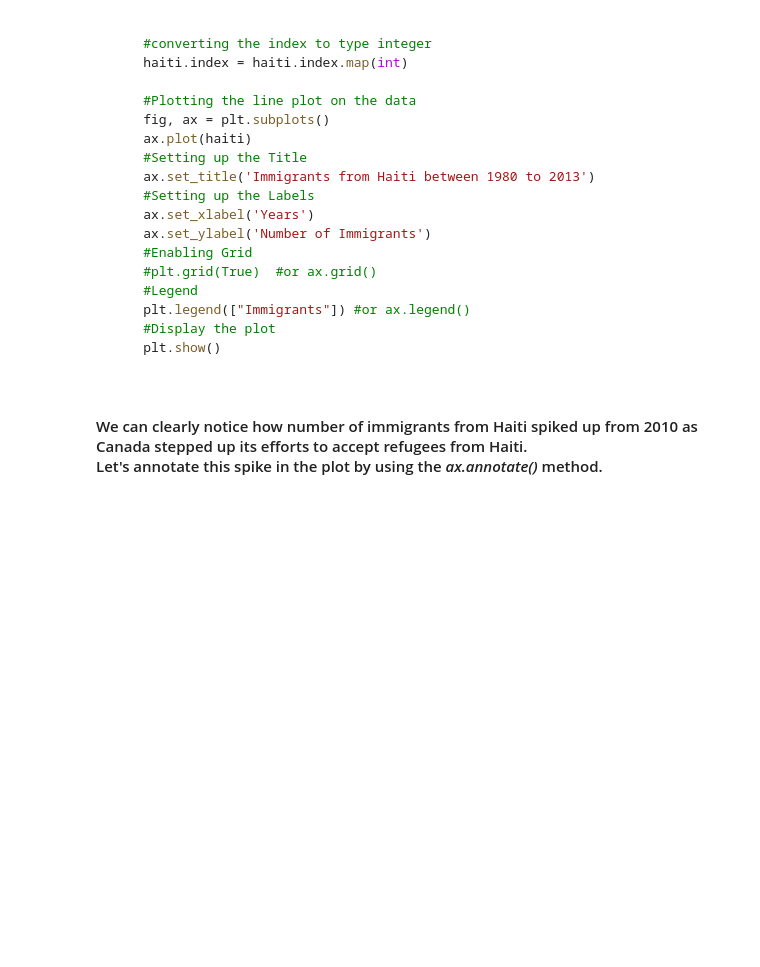
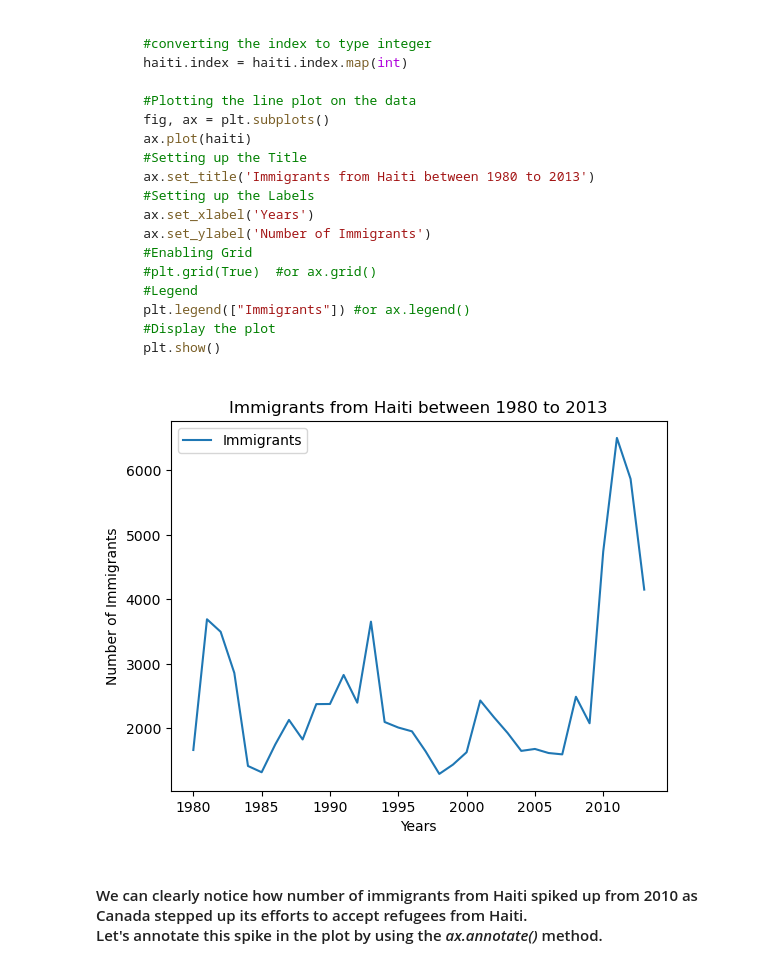
Before and after one commit to EIDSTER/coursera, a Jupyter notebook: DV0101EN-Exercise-Plotting-directly-with-Matplotlib.jupyterlite.ipynb, the cells around one changed output. Cells and saved outputs as stored; diff of their text form; code cells hidden in the pictures; folded sections open; blank space fills up the shorter version.

````diff
--- a/DV0101EN-Exercise-Plotting-directly-with-Matplotlib.jupyterlite.ipynb
+++ b/DV0101EN-Exercise-Plotting-directly-with-Matplotlib.jupyterlite.ipynb
@@ -53,10 +53,11 @@ In this lab, we will focus on the Canadian Immigration data and use the *already
 <br><br>
 You can refer to the lab on data pre-processing wherein this dataset is cleaned for a quick refresh your Panads skill [Data pre-processing with Pandas](https://cf-courses-data.s3.us.cloud-object-storage.appdomain.cloud/IBMDeveloperSkillsNetwork-DV0101EN-SkillsNetwork/labs/june2023_updates/Module%201/DV0101EN-Exercise-Dataset-Preprocessing-Exploring-with-Pandas.ipynb)
 # %%
-from js import fetch
+# import js
 import io
 
-URL = "https://cf-courses-data.s3.us.cloud-object-storage.appdomain.cloud/IBMDeveloperSkillsNetwork-DV0101EN-SkillsNetwork/Data%20Files/Canada.csv"
-resp = await fetch(URL)
-text = io.BytesIO((await resp.arrayBuffer()).to_py())
-df_can = pd.read_csv(text)
+# URL = "https://cf-courses-data.s3.us.cloud-object-storage.appdomain.cloud/IBMDeveloperSkillsNetwork-DV0101EN-SkillsNetwork/Data%20Files/Canada.csv"
+URL = 'C:/Users/EIDSTER/Downloads/Canada.csv'
+# resp = await js.fetch(URL)
+# text = io.BytesIO((await resp.arrayBuffer()).to_py())
+df_can = pd.read_csv(URL)
@@ -231,6 +277,34 @@ You be required to create a dataframe where the name of the 'Country' is equal t
     plt.show()
 ```
 </details>
+# %%
+#Creating data for plotting
+df_can.reset_index(inplace=True)
+haiti=df_can[df_can['Country']=='Haiti']
+
+#creating haiti with only years columns from 1980 - 2013
+#and transposing to get the result as a series
+haiti=haiti[years].T
+
+#converting the index to type integer
+haiti.index = haiti.index.map(int)
+
+#Plotting the line plot on the data
+fig, ax = plt.subplots()
+ax.plot(haiti)
+#Setting up the Title
+ax.set_title('Immigrants from Haiti between 1980 to 2013')
+#Setting up the Labels
+ax.set_xlabel('Years')
+ax.set_ylabel('Number of Immigrants')
+#Enabling Grid
+#plt.grid(True)  #or ax.grid()
+#Legend
+plt.legend(["Immigrants"]) #or ax.legend()
+#Display the plot
+plt.show()
+# %% [output]
+[figure, added]
 # %% [markdown]
 #### We can clearly notice how number of immigrants from Haiti spiked up from 2010 as Canada stepped up its efforts to accept refugees from Haiti. <br>Let's annotate this spike in the plot by using the *ax.annotate()* method.
 # %%
````
Also changed, not shown: parts of 27 cells of this notebook.
